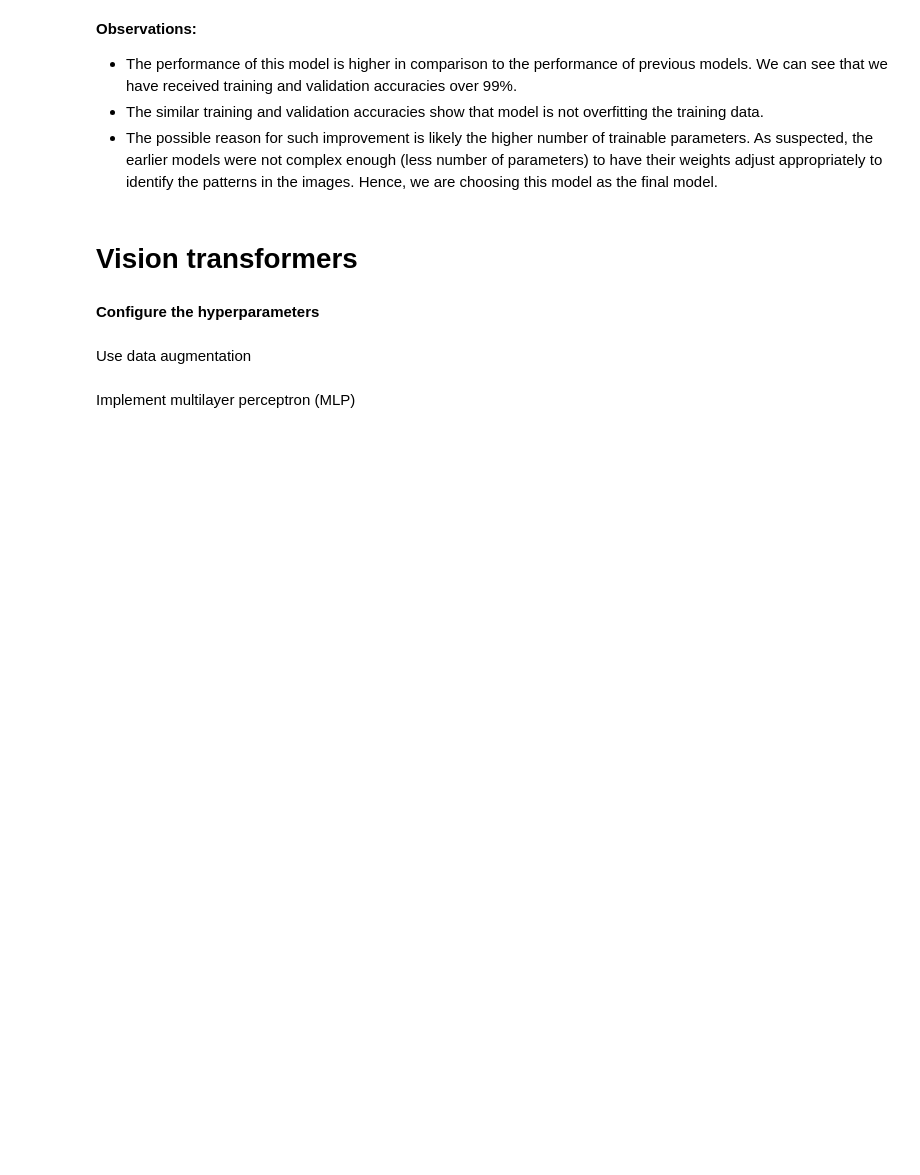
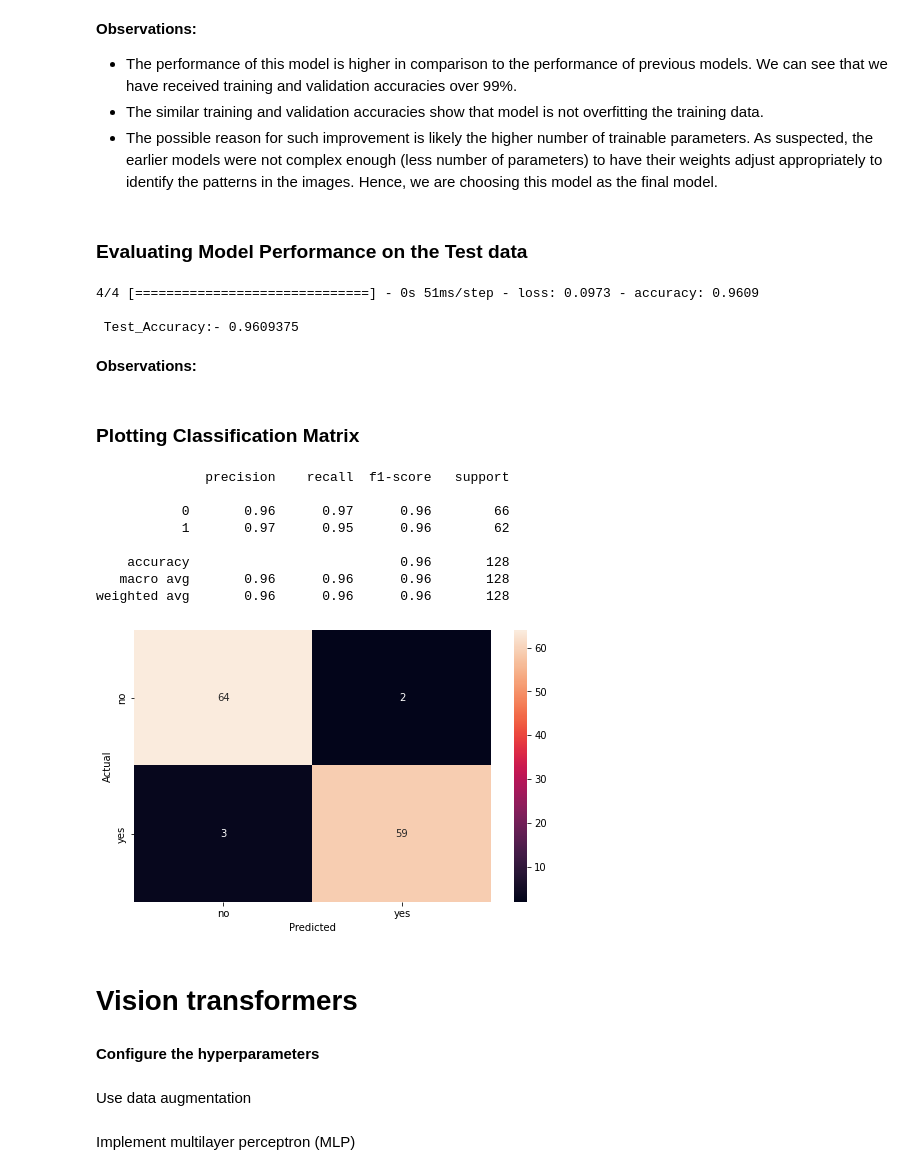
Before and after one commit to sunny722122/capitalstone_Proj_malaria_detection, a Jupyter notebook: Malaria_Detection.ipynb, the cells around one changed output. Drawn from its saved outputs; the diff is of its cells as text; code cells hidden in the pictures; blank space fills up the shorter version.

```diff
--- a/Malaria_Detection.ipynb
+++ b/Malaria_Detection.ipynb
@@ -869,6 +443,48 @@ plt.show()
 - The performance of this model is higher in comparison to the performance of previous models. We can see that we have received training and validation accuracies over 99%.
 - The similar training and validation accuracies show that model is not overfitting the training data.
 - The possible reason for such improvement is likely the higher number of trainable parameters. As suspected, the earlier models were not complex enough (less number of parameters) to have their weights adjust appropriately to identify the patterns in the images. Hence, we are choosing this model as the final model.
+# %% [markdown]
+### **Evaluating Model Performance on the Test data**
+# %%
+test_images, test_labels = next(test_set)
+accuracy = model_cnn.evaluate(test_images, test_labels, verbose = 1)
+print('\n', 'Test_Accuracy:-', accuracy[1])
+# %% [output]
+4/4 [==============================] - 0s 51ms/step - loss: 0.0973 - accuracy: 0.9609
+
+ Test_Accuracy:- 0.9609375
+# %% [markdown]
+**Observations:**
+# %% [markdown]
+### **Plotting Classification Matrix**
+# %%
+ from sklearn.metrics import classification_report
+from sklearn.metrics import confusion_matrix
+
+pred = model_cnn.predict(test_images)
+pred = np.argmax(pred, axis = 1)
+y_true = np.argmax(test_labels, axis = 1)
+
+# Printing the classification report
+print(classification_report(y_true, pred))
+
+# Plotting the heatmap using confusion matrix
+cm = confusion_matrix(y_true, pred)
+plt.figure(figsize = (8, 5))
+sns.heatmap(cm, annot = True,  fmt = '.0f', xticklabels = ['no', 'yes'], yticklabels = ['no', 'yes'])
+plt.ylabel('Actual')
+plt.xlabel('Predicted')
+plt.show()
+# %% [output]
+              precision    recall  f1-score   support
+
+           0       0.96      0.97      0.96        66
+           1       0.97      0.95      0.96        62
+
+    accuracy                           0.96       128
+   macro avg       0.96      0.96      0.96       128
+weighted avg       0.96      0.96      0.96       128
+[figure, added]
 # %% [markdown]
 # **Vision transformers**
 # %% [markdown]
```
Also changed, not shown: parts of 61 cells of this notebook.
